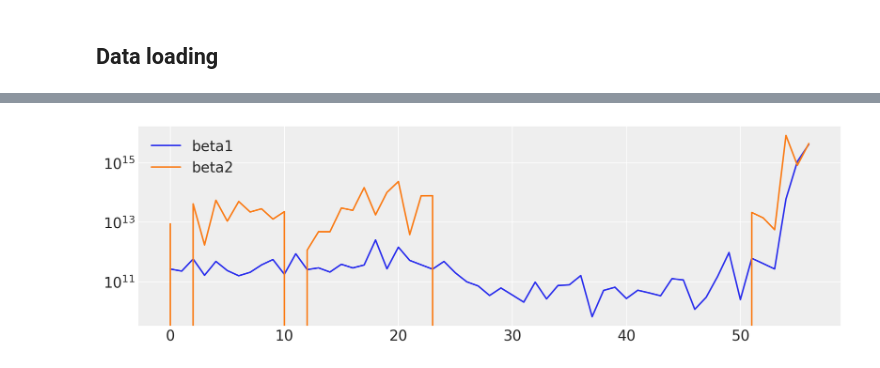
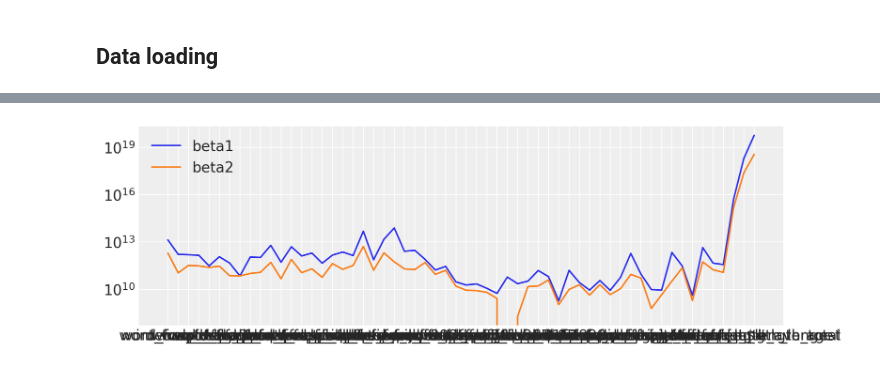
Before and after one commit to mark-srg/bml-project, a Jupyter notebook: project.ipynb, the cells around one changed output, grey strips where cells are left out. Saved outputs shown, nothing was run; the diff lists cells and outputs as text; code cells hidden in the pictures.

Commit message:
Fixed initialization of beta, added intercept and tried sklearn SVM to compare obtained betas

```diff
--- a/project.ipynb
+++ b/project.ipynb
@@ -56,7 +57,8 @@ n, k
 # %%
 # Compute variance matrix
 sigma = df.drop('class', axis=1).std(axis=0)
-sigma2 = np.diag(df.drop('class', axis=1).var(axis=0))
-sigma2_inv = np.linalg.inv(sigma2)
+sigma[0] = 1
+sigma2 = np.diag(sigma**2)
+sigma2_inv = np.diag(1/sigma**2)
 sigma2_inv.shape
 # %% [output]
@@ -74,13 +76,13 @@ def numerical(vector):
             vals.append("nan")
     return len(positions) != 0, positions, vals
 # %%
-def draw(nu,T):
+def sample_L1(nu,T):
 
     betas = np.zeros((T,k))
     lambdas = np.zeros((T,n))
     omegas = np.zeros((T,k))
 
-    betas[0] = np.ones(k)
+    betas[0] = rng.normal(0,1,size=k)
     lambdas[0] = rng.normal(0,1,size=n)
     omegas[0] = rng.normal(0,1,size=k)
 
@@ -89,7 +91,8 @@ def draw(nu,T):
 
     for t in range(1,T):
 
-#         print("Step ", t)
+        if t % 100 == 0:
+            print("Step {}".format(t))
 
         num_omega = numerical(1/omegas[t-1])
         if num_omega[0]:
@@ -145,4 +148,4 @@ def draw(nu,T):
 T = 1000
 nu = 1
 
-betas1 = draw(nu,T)
+betas1 = sample_L1(nu,T)
@@ -149,5 +162,5 @@ betas1 = draw(nu,T)
 # %%
 T = 1000
-nu = 1e-7
+nu = 1e-3
 
-betas2 = draw(nu,T)
+betas2 = sample_L1(nu,T)
@@ -154,12 +177,12 @@ betas2 = draw(nu,T)
 # %%
 plt.figure(figsize=(10, 3))
 coeff = np.random.randint(k)
-std_betas1 = betas1[-1,:]
-std_betas2 = betas2[-1,:]
+std_betas1 = betas1.mean(axis=0)*sigma
+std_betas2 = betas2.mean(axis=0)*sigma
 plt.plot(std_betas1,label='beta1')
 plt.plot(std_betas2,label='beta2')
 plt.yscale("log")
 plt.legend()
 plt.show()
 # %% [output]
-[figure, old version]
+[figure, new version]
```
Also changed, not shown: parts of 11 cells of this notebook, 1 other file.
